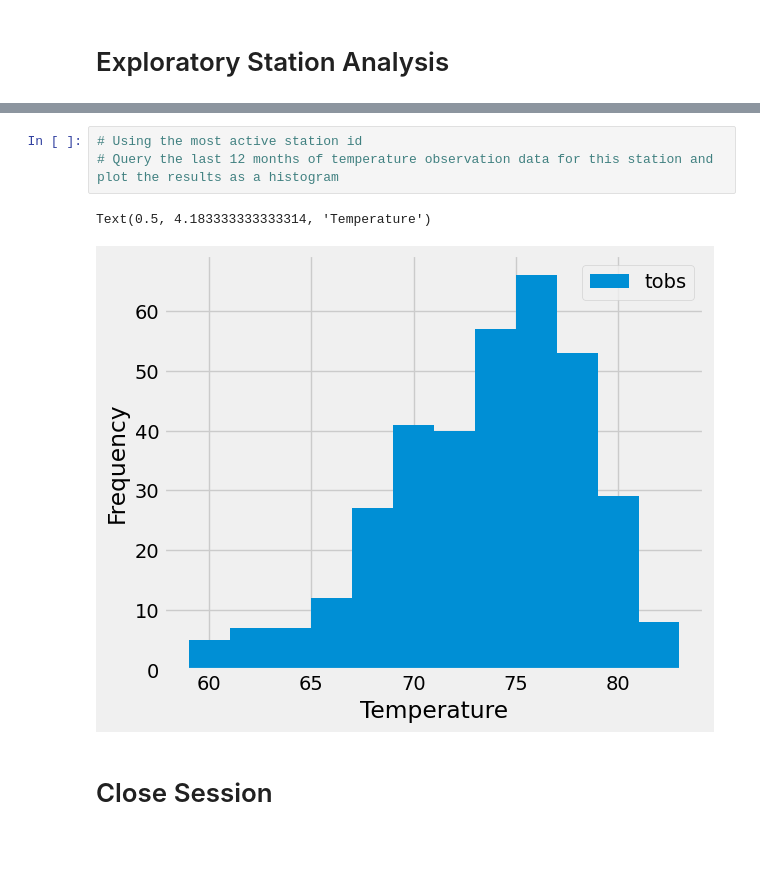
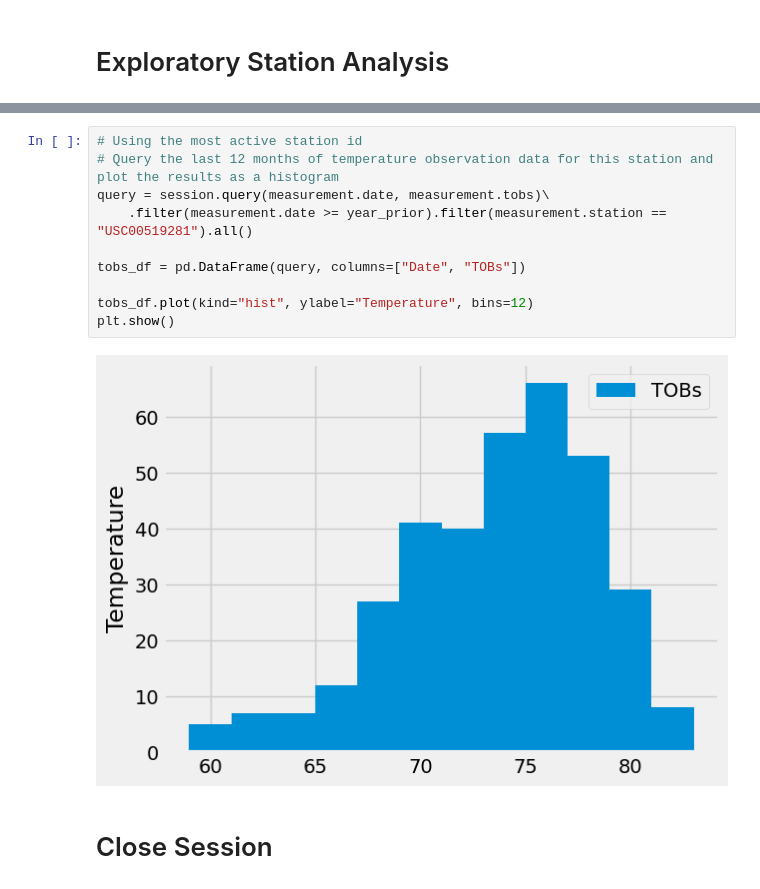
Before and after one commit to nbscarth/sqlalchemy-challenge, a Jupyter notebook: Surfsup/climate_analysis.ipynb, the cells around one changed output, grey strips where cells are left out. Saved outputs shown, nothing was run; the diff lists cells and outputs as text; blank space fills up the shorter version.

Commit message:
finished station exp analysis

```diff
--- a/Surfsup/climate_analysis.ipynb
+++ b/Surfsup/climate_analysis.ipynb
@@ -108,9 +113,15 @@ precipitation_df.describe()
 # %%
 # Using the most active station id
 # Query the last 12 months of temperature observation data for this station and plot the results as a histogram
+query = session.query(measurement.date, measurement.tobs)\
+    .filter(measurement.date >= year_prior).filter(measurement.station == "USC00519281").all()
+
+tobs_df = pd.DataFrame(query, columns=["Date", "TOBs"])
+
+tobs_df.plot(kind="hist", ylabel="Temperature", bins=12)
+plt.show()
 # %% [output]
-Text(0.5, 4.183333333333314, 'Temperature')
-[figure, old version]
+[figure, new version]
 # %% [markdown]
 # Close Session
 # %%
```
Also changed, not shown: parts of 3 cells of this notebook.
